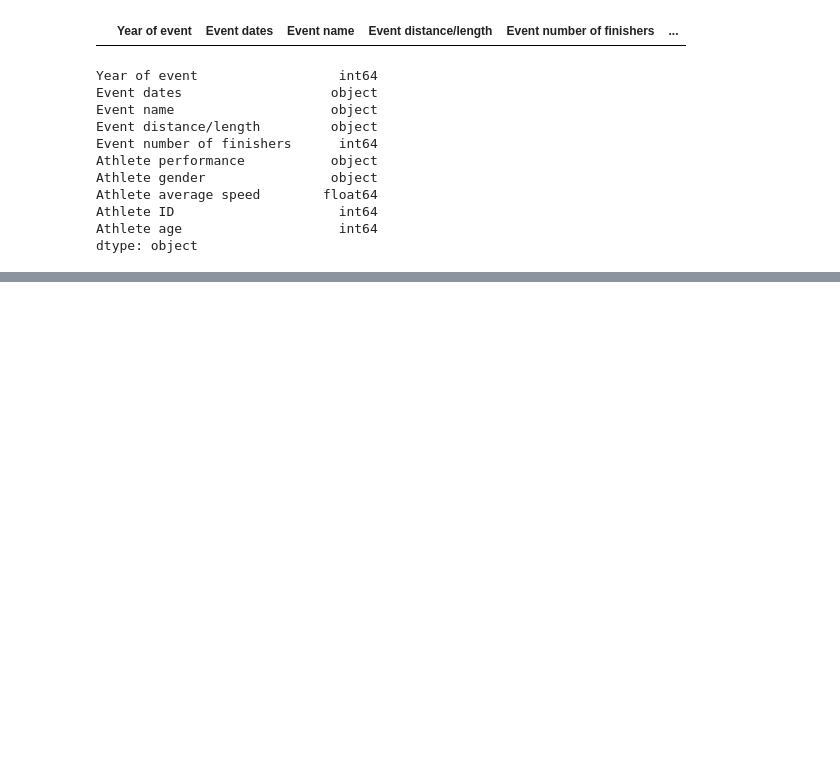
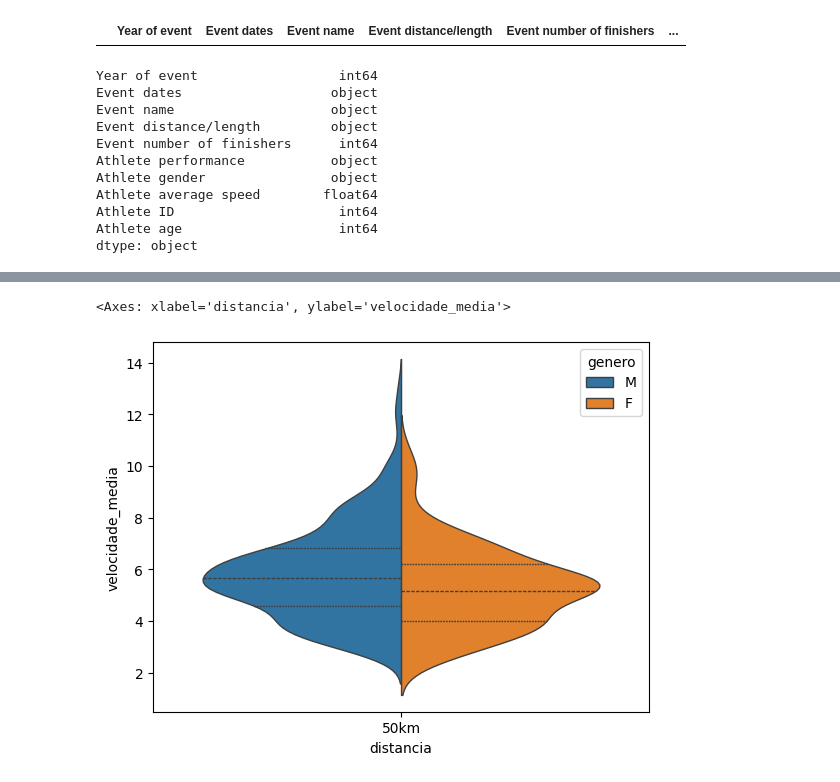
Before and after one commit to Carlos1681/Maratona_DataAnalysis, a Jupyter notebook: Maratona_DataAnalyse.ipynb, the cells around one changed output, grey strips where cells are left out. Cells and saved outputs as stored; diff of their text form; code cells hidden in the pictures; blank space fills up the shorter version.

```diff
--- a/Maratona_DataAnalyse.ipynb
+++ b/Maratona_DataAnalyse.ipynb
@@ -257,0 +310,5 @@ new_df.head()
+# %%
+sns.violinplot(data = df_new, x = 'distancia', y = 'velocidade_media', hue = 'genero', split = True, inner = 'quart', linewidth= 1)
+# %% [output]
+<Axes: xlabel='distancia', ylabel='velocidade_media'>
+[figure, added]
```
Also changed, not shown: parts of 20 cells of this notebook.
